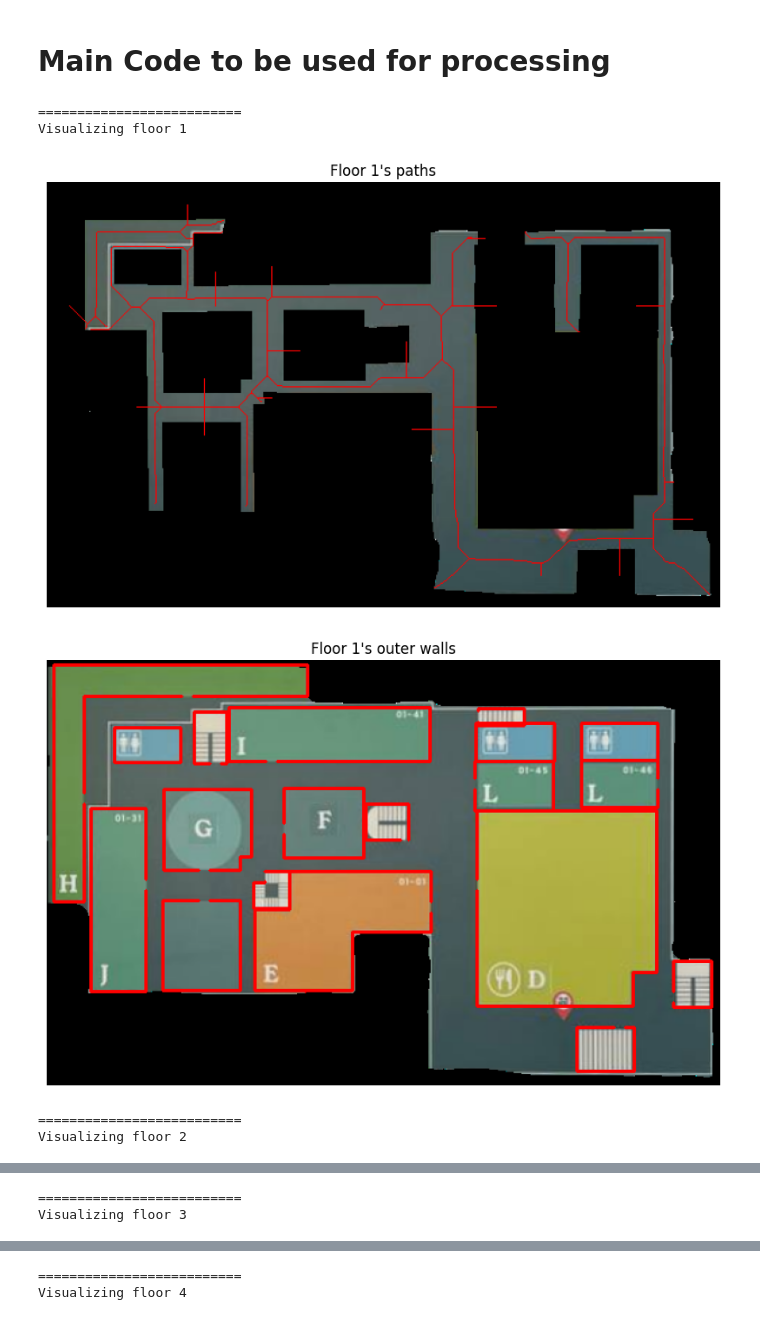
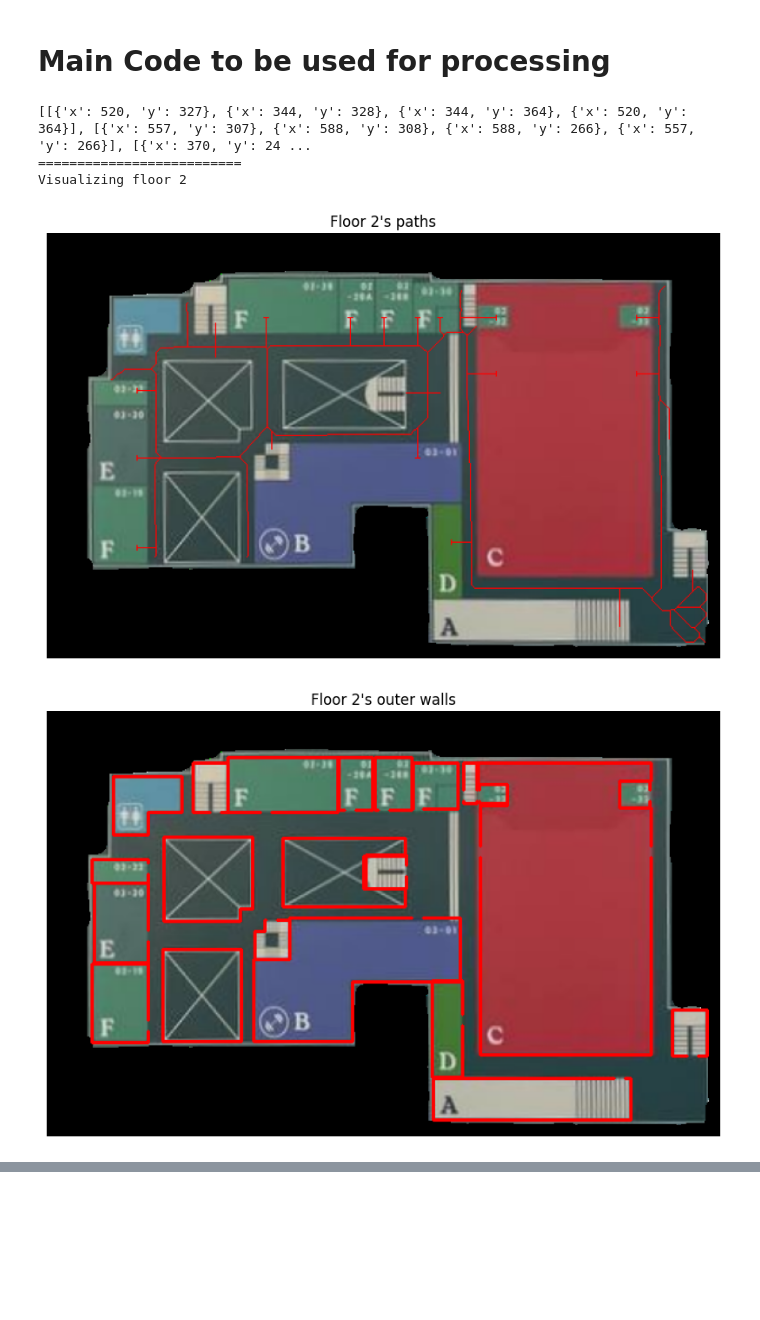
Before and after one commit to Shockbob17/SyDS, a Jupyter notebook: syds_backend/pythons/formingNumpyV2.ipynb, the cells around one changed output, grey strips where cells are left out. Cells and saved outputs as stored; diff of their text form; code cells hidden in the pictures; blank space fills up the shorter version.

```diff
--- a/syds_backend/pythons/formingNumpyV2.ipynb
+++ b/syds_backend/pythons/formingNumpyV2.ipynb
@@ -34,11 +34,17 @@ with open("data.json") as f:
     shapes = data.get("shapeLabels", {})
     walkways = data.get("walkways", [])
     paddedImages = data.get("paddedImages", [])
-    POINodes = {
-        0: [(20, 110), (80, 200), (125, 20), (200, 75), (140, 225),(140, 175), (225, 150), (325, 220), (400, 110), (525, 110), (400, 200),                                          (150, 80), (320, 142), (200, 192),  (390, 50),  (575, 300), (510, 350)],
-        1: [(80, 200), (80, 280), (80, 140), (195, 75), (300, 75), (270, 75), (330, 75), (350, 75), (330, 200), (360, 275), (400, 125), (400, 75), (525, 125),(525, 75),            (150, 80), (320, 142), (200, 192), (575, 300), (510, 350) ],
-        2: [(80, 200), (80, 280), (80, 140), (180, 100), (330, 100), (330, 190), (200, 260),                                                                                        (147, 80), (320, 142), (200, 192)],
-        3: [(80, 200), (80, 280), (80, 140), (200, 260),                                                                                                                            (80, 105), (147, 80), (200, 192)]
+    tenantNodes = {
+        0: [(20, 110), (80, 200), (125, 20), (200, 75), (140, 225),(140, 175), (225, 150), (325, 220), (400, 110), (525, 110), (400, 200)],
+        1: [(80, 200), (80, 280), (80, 140), (195, 75), (300, 75), (270, 75), (346, 75), (350, 75), (330, 200), (360, 275), (400, 125), (400, 75), (525, 125),(525, 75)],
+        2: [(80, 200), (80, 280), (80, 140), (180, 100), (330, 100), (330, 190), (200, 260)],
+        3: [(80, 200), (80, 280), (80, 140), (200, 260)]
+        }
+    StairNodes = {
+        0: [(150, 80), (320, 142), (200, 192),  (390, 50),  (575, 300), (510, 350)],
+        1: [(150, 80), (320, 142), (200, 192), (575, 300), (510, 350)],
+        2: [(147, 80), (320, 142), (200, 192)],
+        3: [ (80, 105), (147, 80), (200, 192)]
         }
     binLocations = {
         0: [(150, 110), (440, 350)],
@@ -67,9 +73,12 @@ with open("data.json") as f:
         floorSkeleton = extractRoutesArray(base64Img)
 
         ### Adding additional line based on points of interest to the Routes
-        floorNodes = POINodes.get(index, [])
-        for node in floorNodes:
-            floorSkeleton = createNewPathWithCoordinate(node, floorSkeleton, 100)
+        floorTenantNodes = tenantNodes.get(index, [])
+        for node in floorTenantNodes:
+            floorSkeleton = createNewPathWithCoordinate(node, floorSkeleton, 100, True)
+        floorStairNodes = StairNodes.get(index, [])
+        for node in floorStairNodes:
+            floorSkeleton = createNewPathWithCoordinate(node, floorSkeleton, 100, False)
 
         # Bins
         ### To be noted that there is no need to augment the points in binLocations, just modifying the skeleton so that the agent can path to it
@@ -81,6 +90,8 @@ with open("data.json") as f:
         # Tenants
         ### Simple extraction of the points to be drawn
         floorRegions = allRegions[str(index)]
+        if index ==1:
+            print(floorRegions)
         floorShapeDict = shapes[str(index)]
         floorTenants = gettingTenantWalls(floorRegions, floorShapeDict)
         floorTenants, floorTenantsSkipper =  breakThroughWalls(floorSkeleton, floorTenants)
@@ -110,36 +121,37 @@ with open("data.json") as f:
     settings = [showOuterWalls, showPaths, showBins, showTenants]
     if True in settings:
         for index, _ in enumerate(outerWalls):
+            if index != 1:
+                continue
             referenceIndex = min(index, len(walkways) -1)
             floorWalkway = base64ToImage(walkways[referenceIndex])
             baseImage = base64ToImage(paddedImages[referenceIndex])
             print("==========================")
             print(f"Visualizing floor {index + 1}")
             if showOuterWalls:
                 floorOuterWalls = outerWalls[index]
                 copy = baseImage.copy()
                 if floorOuterWalls is not None:
                     plotLinesOverImage(copy, floorOuterWalls, title=f"Floor {index + 1}'s outer walls")
             if showPaths:
                 floorPaths = paths[index]
-                copy = floorWalkway.copy()
+                copy = baseImage.copy()
                 if floorPaths is not None:
                     plotNumpyArrayOverImage(copy, floorPaths, f"Floor {index + 1}'s paths")
             if showBins:
                 floorBins = bins[index]
                 copy = floorWalkway.copy()
                 if floorBins is not None:
                     plotNodesOverImage(copy, floorBins)
             if showTenants:
                 floorTenants = tenants[index]
                 floorTenantsSkipper = tenantsSkipper[index]
                 copy = baseImage.copy()
                 if floorTenants is not None:
                     plotPOIOverImage(copy, floorTenants,floorTenantsSkipper, title=f"Floor {index + 1}'s outer walls")
 # %% [output]
+[[{'x': 520, 'y': 327}, {'x': 344, 'y': 328}, {'x': 344, 'y': 364}, {'x': 520, 'y': 364}], [{'x': 557, 'y': 307}, {'x': 588, 'y': 308}, {'x': 588, 'y': 266}, {'x': 557, 'y': 266}], [{'x': 370, 'y': 24 ...
 ==========================
-Visualizing floor 1
+Visualizing floor 2
-[figure, old version]
+[figure, new version]
-[figure, old version]
+[figure, new version]
-==========================
-Visualizing floor 2
@@ -148,2 +157,0 @@ Visualizing floor 2
-==========================
-Visualizing floor 3
@@ -152,2 +157,0 @@ Visualizing floor 3
-==========================
-Visualizing floor 4
```
Also changed, not shown: parts of 1 cell of this notebook, 2 other files.
